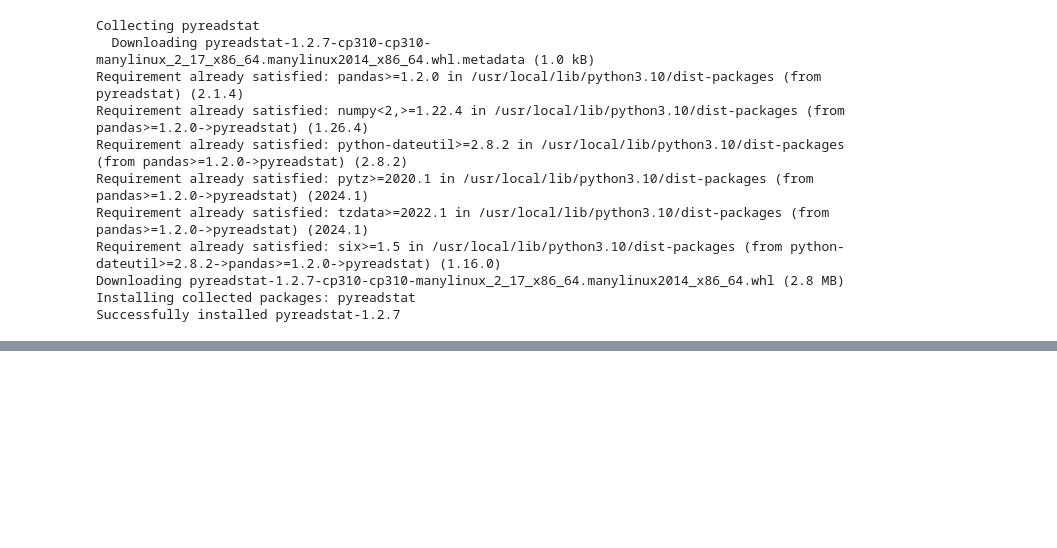
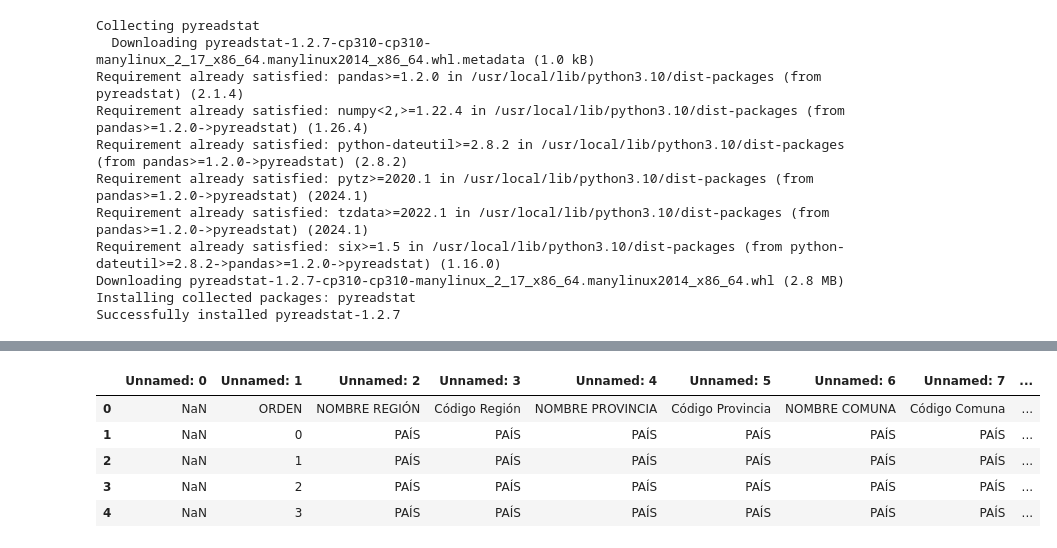
Before and after one commit to NicoD920/analisisDatosPrimavera2024, a Jupyter notebook: Tarea1.ipynb, the cells around one changed output, grey strips where cells are left out. Cells and saved outputs as stored; diff of their text form; code cells hidden in the pictures; blank space fills up the shorter version.

```diff
--- a/Tarea1.ipynb
+++ b/Tarea1.ipynb
@@ -62,0 +68,3 @@ datos.csv
+# %%
+df_censo_personas = "/content/drive/MyDrive/Universidad/Primavera2024/Análisis de Datos/Tarea 1/CENSO_2017/Cantidad-de-Personas-por-Sexo-y-Edad.xlsx"
+df_censo_vivienda = "/content/drive/MyDrive/Universidad/Primavera2024/Análisis de Datos/Tarea 1/CENSO_2017/Cantidad-de-Viviendas-por-Tipo.xlsx"
@@ -76,0 +104,14 @@ FileNotFoundError: [Errno 2] No such file or directory: 'archivo_casen/Base de d
+# %%
+db_censo_personas_comunas = pd.read_excel(df_censo_personas, sheet_name="COMUNAS")
+db_censo_personas_regiones = pd.read_excel(df_censo_personas, sheet_name="REGIONES")
+db_censo_personas_provincias = pd.read_excel(df_censo_personas, sheet_name="PROVINCIAS")
+# %%
+#visualizar las primeras columnas de db_censo_personas_comunas
+db_censo_personas_comunas.head()
+# %% [output]
+|  | Unnamed: 0 | Unnamed: 1 | Unnamed: 2 | Unnamed: 3 | Unnamed: 4 | Unnamed: 5 | Unnamed: 6 | Unnamed: 7 | ... |
+| 0 | NaN | ORDEN | NOMBRE REGIÓN | Código Región | NOMBRE PROVINCIA | Código Provincia | NOMBRE COMUNA | Código Comuna | ... |
+| 1 | NaN | 0 | PAÍS | PAÍS | PAÍS | PAÍS | PAÍS | PAÍS | ... |
+| 2 | NaN | 1 | PAÍS | PAÍS | PAÍS | PAÍS | PAÍS | PAÍS | ... |
+| 3 | NaN | 2 | PAÍS | PAÍS | PAÍS | PAÍS | PAÍS | PAÍS | ... |
+| 4 | NaN | 3 | PAÍS | PAÍS | PAÍS | PAÍS | PAÍS | PAÍS | ... |
```
Also changed, not shown: parts of 9 cells of this notebook.
